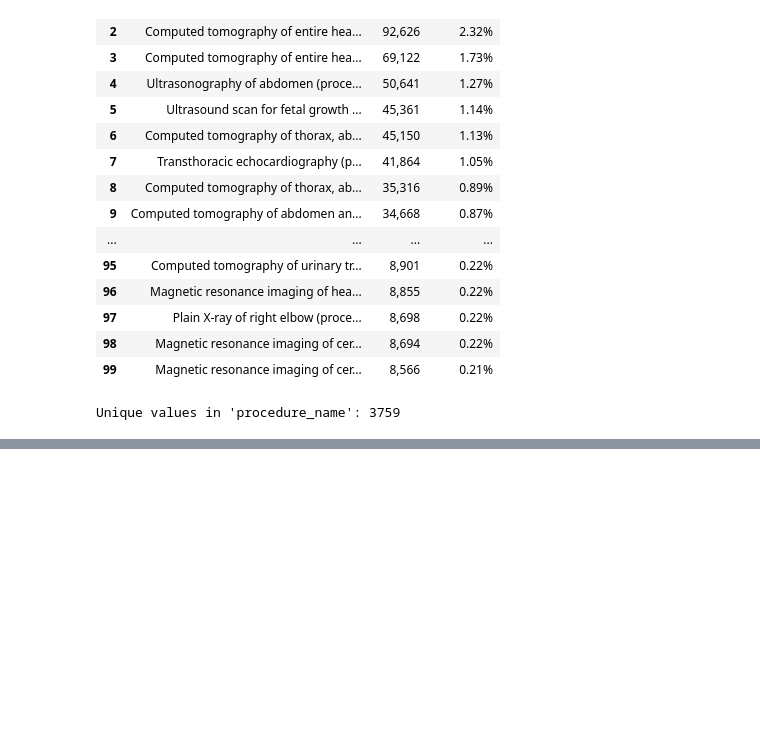
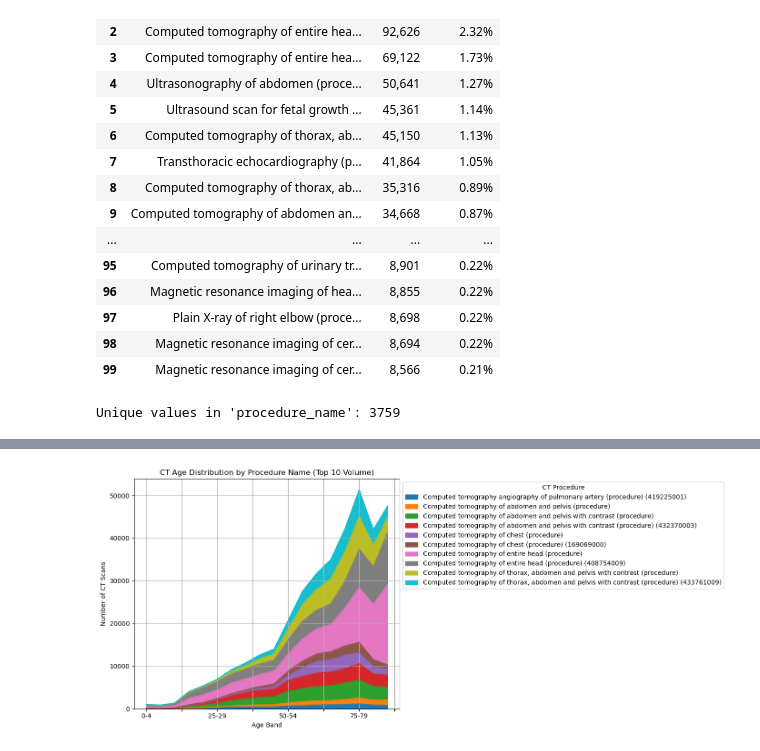
Before and after one commit to RossTylr/nhs-diagnostics-dids-eda, a Jupyter notebook: notebooks/04a_modality_usage_ct.ipynb, the cells around one changed output, grey strips where cells are left out. Saved outputs shown, nothing was run; the diff lists cells and outputs as text; code cells hidden in the pictures; blank space fills up the shorter version.

```diff
--- a/notebooks/04a_modality_usage_ct.ipynb
+++ b/notebooks/04a_modality_usage_ct.ipynb
@@ -237,0 +608,47 @@ Unique values in 'procedure_name': 3759
+# %%
+# ---------------------------------------------------
+# Step 8a – CT Scan Age Distribution by Procedure Name (Top 10 Only)
+# ---------------------------------------------------
+top_10_ct_procs = df_ct["procedure_name"].value_counts().head(10).index.tolist()
+
+ct_proc_xtab = pd.crosstab(
+    df_ct[df_ct["procedure_name"].isin(top_10_ct_procs)]["age_band"],
+    df_ct[df_ct["procedure_name"].isin(top_10_ct_procs)]["procedure_name"]
+)
+
+# Reorder age bands
+sorted_bands = sorted(
+    ct_proc_xtab.index.dropna(),
+    key=lambda x: int(str(x).split('-')[0].replace('+', ''))
+)
+ct_proc_xtab = ct_proc_xtab.reindex(index=sorted_bands)
+
+# Plot stacked area chart (volume)
+fig, ax = plt.subplots(figsize=(14, 6))
+ct_proc_xtab.plot(kind="area", stacked=True, ax=ax)
+
+ax.set_title("CT Age Distribution by Procedure Name (Top 10 Volume)")
+ax.set_xlabel("Age Band")
+ax.set_ylabel("Number of CT Scans")
+ax.legend(title="CT Procedure", loc="upper left", bbox_to_anchor=(1.0, 1.0))
+plt.grid(True)# ---------------------------------------------------
+# Step 8b – CT Scan Age Distribution by Procedure Name (% Stacked Area, Top 10)
+# ---------------------------------------------------
+ct_proc_xtab_pct = ct_proc_xtab.div(ct_proc_xtab.sum(axis=1), axis=0) * 100
+
+# Plot percentage stacked area chart
+fig, ax = plt.subplots(figsize=(14, 6))
+ct_proc_xtab_pct.plot(kind="area", stacked=True, cmap="tab10", ax=ax)
+
+ax.set_title("CT Age Distribution by Procedure Name (% Stacked Area, Top 10)")
+ax.set_xlabel("Age Band")
+ax.set_ylabel("Percentage of CT Scans")
+ax.legend(title="CT Procedure", loc="upper left", bbox_to_anchor=(1.0, 1.0))
+plt.grid(True)
+plt.tight_layout()
+plt.show()
+
+plt.tight_layout()
+plt.show()
+# %% [output]
+[figure, added]
```
Also changed, not shown: parts of 13 cells of this notebook, 2 other files.
